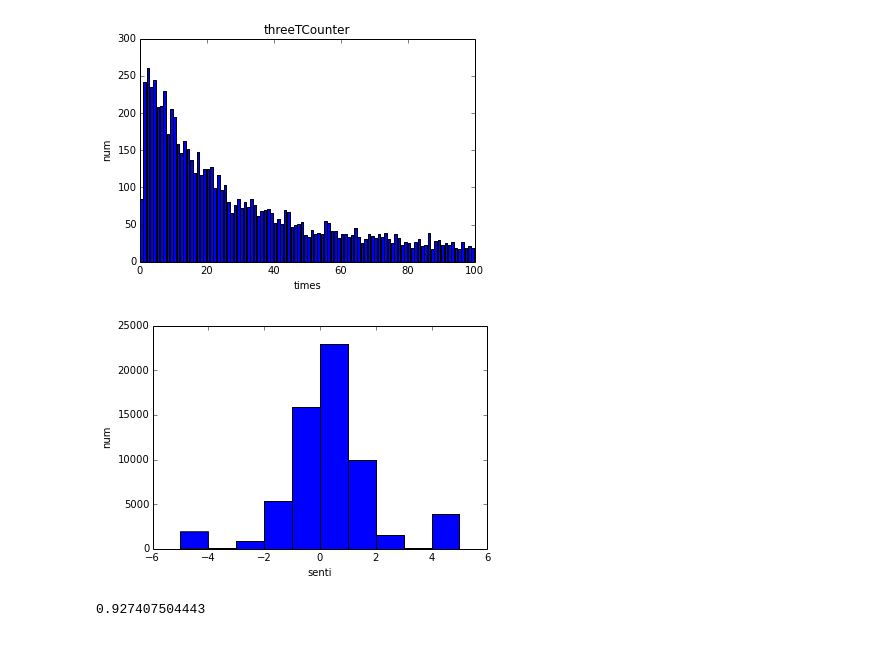
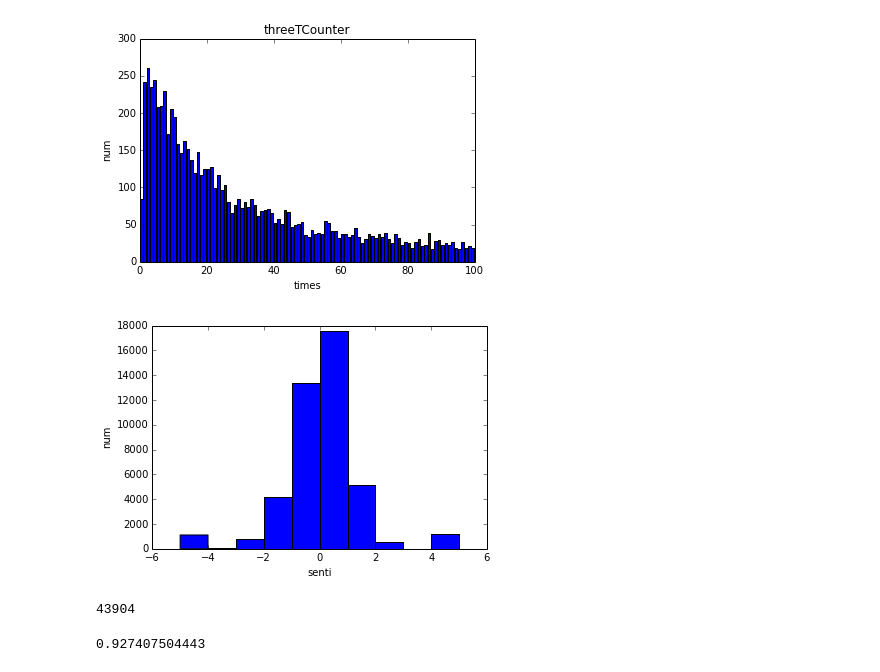
Before and after one commit to Toendex/CS579-final-project, a Jupyter notebook: src/tap.ipynb, the cells around one changed output. Drawn from its saved outputs; the diff is of its cells as text; code cells hidden in the pictures.

```diff
--- a/src/tap.ipynb
+++ b/src/tap.ipynb
@@ -505,50 +505,53 @@ gzfile = GzipFile(fileobj=StringIO(zipfile.open('Sentiment140-Lexicon-v0.1/unigr
 lexicons={}
 for line in gzfile:
     lexicon = line.strip().split()
-    if len(lexicon) == 4:
+    if len(lexicon) == 4 and lexicon[0][0]!='@' and lexicon[0][0]!='#' and not lexicon[0].startswith('http'):
         lexicons[lexicon[0]] = float(lexicon[1])
+gzfile.close()
 
 # url = urlopen('http://www2.compute.dtu.dk/~faan/data/AFINN.zip')
 # zipfile = ZipFile(StringIO(url.read()))
 # afinn_file = zipfile.open('AFINN/AFINN-111.txt')
-# lexicons = ()
+# lexicons = {}
 # for line in afinn_file:
 #     parts = line.strip().split()
 #     if len(parts) == 2:
 #         lexicons[parts[0]] = int(parts[1])
 
 def pn_value(lexicons,text):
     p=0.0
     n=0.0
     tokens=text.strip().split()
     for token in tokens:
         if token in lexicons:
             if lexicons[token]>0.0:
                 p+=lexicons[token]
             else:
                 n-=lexicons[token]
     return p,n
 
 def draw3(lexicons,xl,yl,ti):
     plt.figure()
     plt.xlabel(xl)
     plt.ylabel(yl)
     plt.title(ti)
     plt.hist(lexicons.values())
     plt.show()
 
 
-gzfile.close()
 draw3(lexicons,'senti','num','')
 # %% [output]
-[figure, old version]
+[figure, new version]
 # %%
+print len(lexicons)
 # random.shuffle(objlst)
 # vec=DictVectorizer()
 # X=getXmatrix(lexicons,objlst,vec,2,2,2,2)
 # print X[1:3]
 # print X[1:3].toarray()
 # print type(X[1:3].toarray()[0][8])
+# %% [output]
+43904
 # %%
 #base line for regression
 
```
Also changed, not shown: parts of 4 cells of this notebook.
